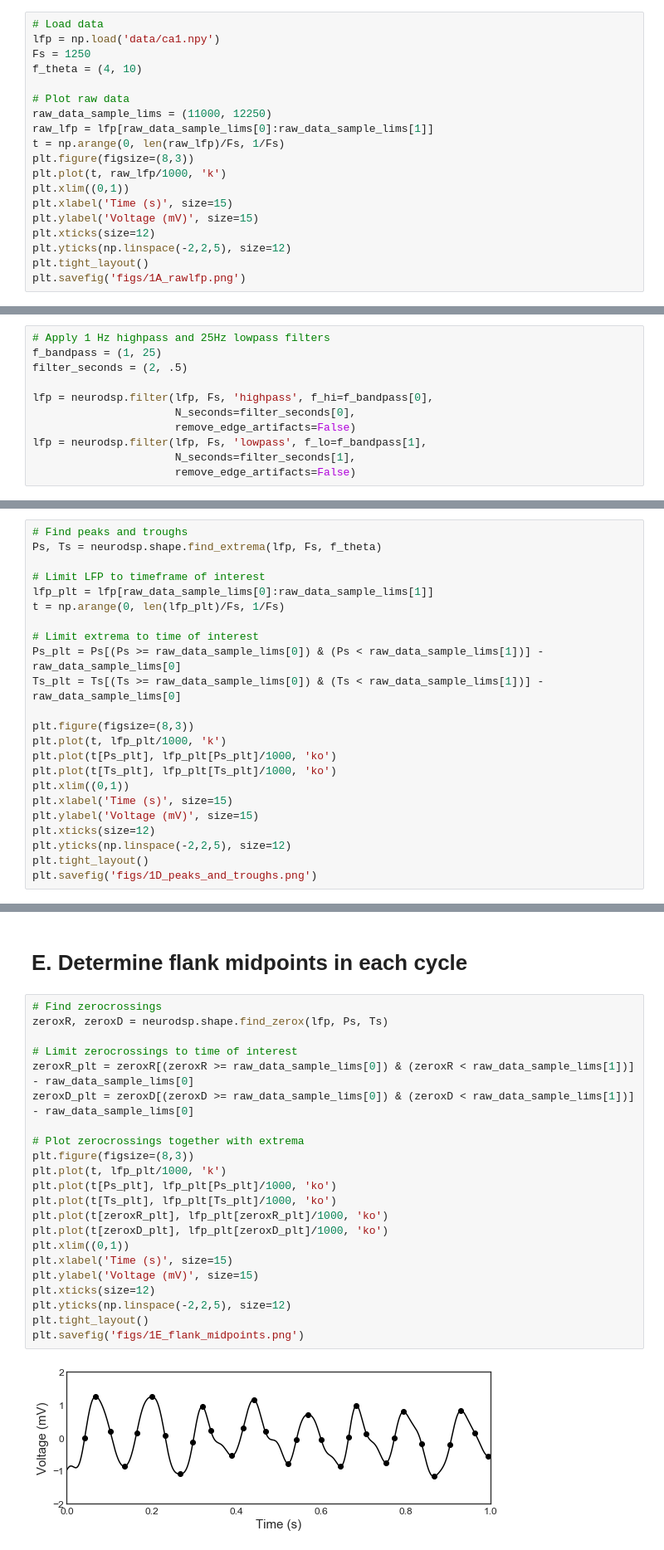
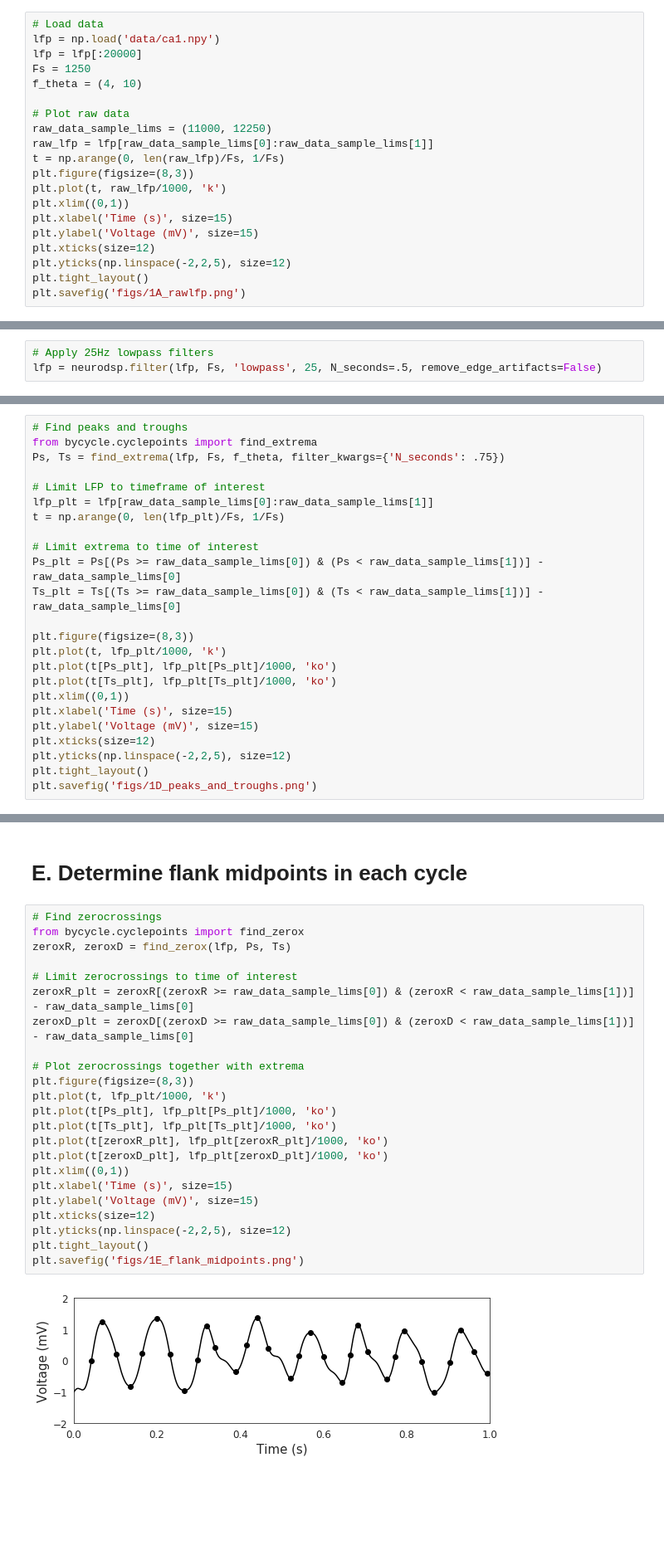
Before and after one commit to voytekresearch/Cole_2018_cyclebycycle, a Jupyter notebook: Figure1_Cycle segmentation and characterization.ipynb, the cells around one changed output, grey strips where cells are left out. Shown at 83% size. Cells and saved outputs as stored; diff of their text form; blank space fills up the shorter version.

Commit message:
update figure 1

```diff
--- a/Figure1_Cycle segmentation and characterization.ipynb
+++ b/Figure1_Cycle segmentation and characterization.ipynb
@@ -13,6 +12,7 @@ sns.set_style('white')
 # %%
 # Load data
 lfp = np.load('data/ca1.npy')
+lfp = lfp[:20000]
 Fs = 1250
 f_theta = (4, 10)
 
@@ -36,11 +36,3 @@ plt.savefig('figs/1A_rawlfp.png')
 # %%
-# Apply 1 Hz highpass and 25Hz lowpass filters
-f_bandpass = (1, 25)
-filter_seconds = (2, .5)
-
-lfp = neurodsp.filter(lfp, Fs, 'highpass', f_hi=f_bandpass[0],
-                      N_seconds=filter_seconds[0],
-                      remove_edge_artifacts=False)
-lfp = neurodsp.filter(lfp, Fs, 'lowpass', f_lo=f_bandpass[1],
-                      N_seconds=filter_seconds[1],
-                      remove_edge_artifacts=False)
+# Apply 25Hz lowpass filters
+lfp = neurodsp.filter(lfp, Fs, 'lowpass', 25, N_seconds=.5, remove_edge_artifacts=False)
@@ -98,7 +95,8 @@ plt.savefig('figs/1C_zerocrossings.png')
 # D. Determine timepoints of oscillatory extrema
 # %%
 # Find peaks and troughs
-Ps, Ts = neurodsp.shape.find_extrema(lfp, Fs, f_theta)
+from bycycle.cyclepoints import find_extrema
+Ps, Ts = find_extrema(lfp, Fs, f_theta, filter_kwargs={'N_seconds': .75})
 
 # Limit LFP to timeframe of interest
 lfp_plt = lfp[raw_data_sample_lims[0]:raw_data_sample_lims[1]]
@@ -125,27 +123,28 @@ plt.savefig('figs/1D_peaks_and_troughs.png')
 # E. Determine flank midpoints in each cycle
 # %%
 # Find zerocrossings
-zeroxR, zeroxD = neurodsp.shape.find_zerox(lfp, Ps, Ts)
+from bycycle.cyclepoints import find_zerox
+zeroxR, zeroxD = find_zerox(lfp, Ps, Ts)
 
 # Limit zerocrossings to time of interest
 zeroxR_plt = zeroxR[(zeroxR >= raw_data_sample_lims[0]) & (zeroxR < raw_data_sample_lims[1])] - raw_data_sample_lims[0]
 zeroxD_plt = zeroxD[(zeroxD >= raw_data_sample_lims[0]) & (zeroxD < raw_data_sample_lims[1])] - raw_data_sample_lims[0]
 
 # Plot zerocrossings together with extrema
 plt.figure(figsize=(8,3))
 plt.plot(t, lfp_plt/1000, 'k')
 plt.plot(t[Ps_plt], lfp_plt[Ps_plt]/1000, 'ko')
 plt.plot(t[Ts_plt], lfp_plt[Ts_plt]/1000, 'ko')
 plt.plot(t[zeroxR_plt], lfp_plt[zeroxR_plt]/1000, 'ko')
 plt.plot(t[zeroxD_plt], lfp_plt[zeroxD_plt]/1000, 'ko')
 plt.xlim((0,1))
 plt.xlabel('Time (s)', size=15)
 plt.ylabel('Voltage (mV)', size=15)
 plt.xticks(size=12)
 plt.yticks(np.linspace(-2,2,5), size=12)
 plt.tight_layout()
 plt.savefig('figs/1E_flank_midpoints.png')
 # %% [output]
-[figure, old version]
+[figure, new version]
 # %% [markdown]
 # F. Compute phase time series
```
Also changed, not shown: parts of 14 cells of this notebook.
